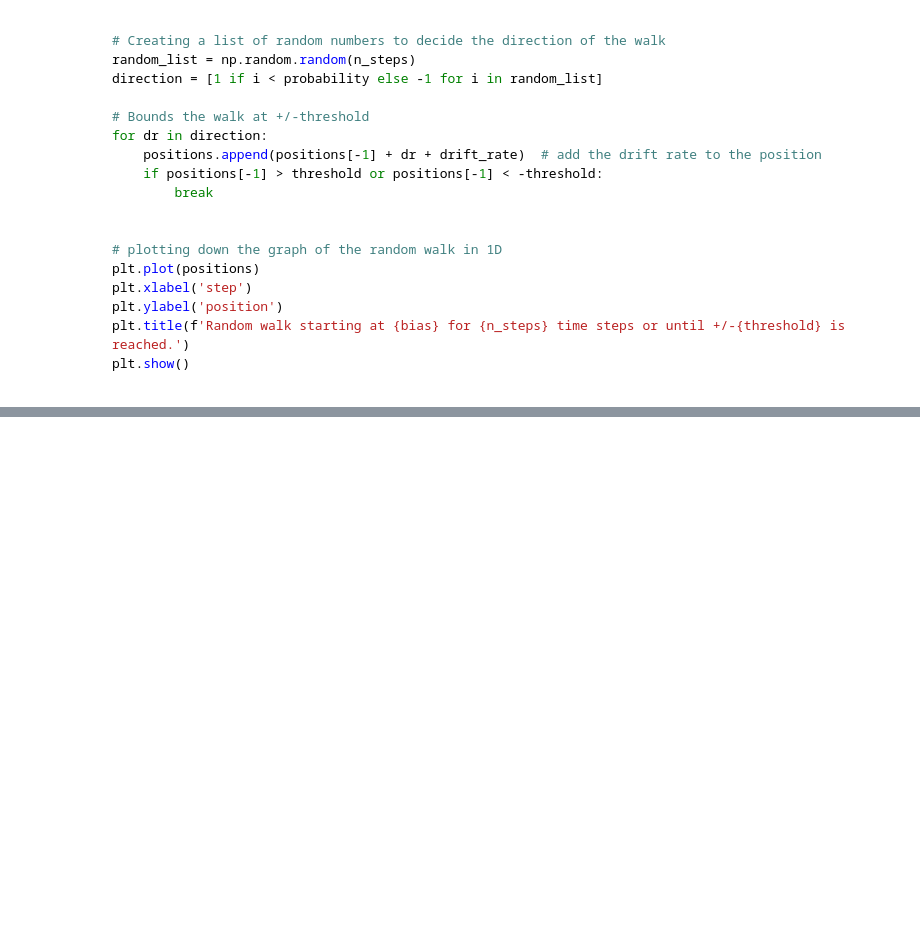
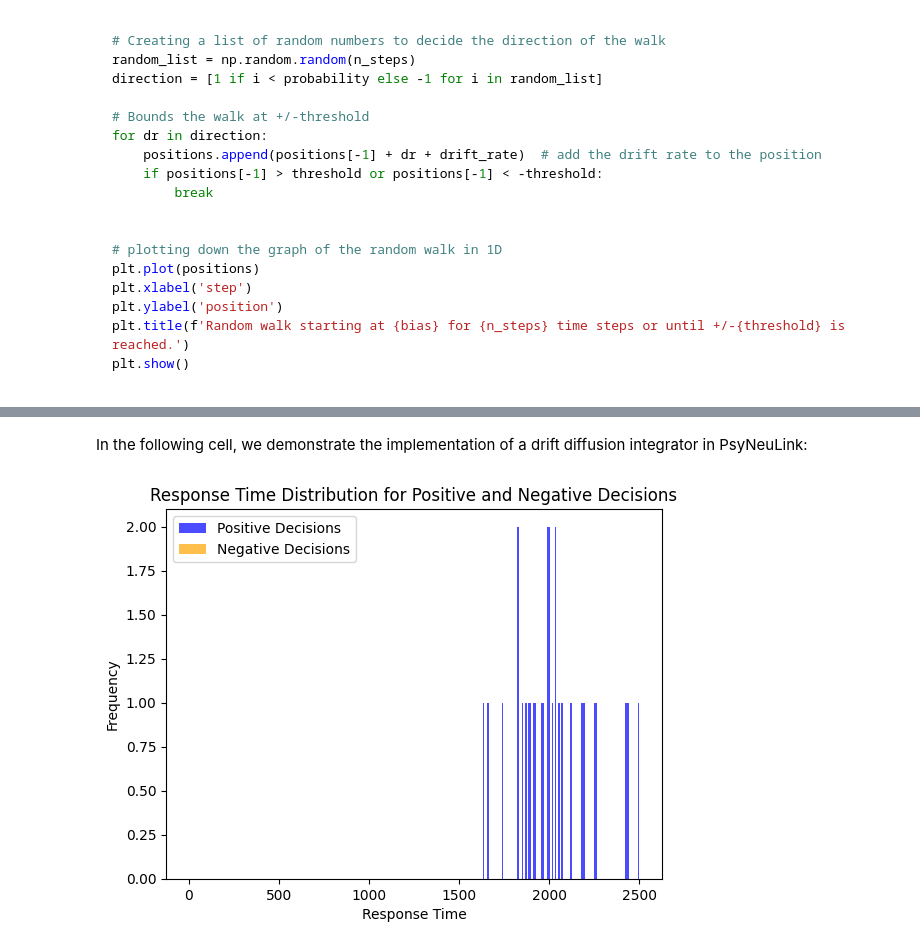
Before and after one commit to younesStrittmatter/502B, a Jupyter notebook: book/content/Decision Making/notebooks/1 Drift Diffusion Models.ipynb, the cells around one changed output, grey strips where cells are left out. Cells and saved outputs as stored; diff of their text form; code cells hidden in the pictures; folded sections open; blank space fills up the shorter version.

```diff
--- a/book/content/Decision Making/notebooks/1 Drift Diffusion Models.ipynb
+++ b/book/content/Decision Making/notebooks/1 Drift Diffusion Models.ipynb
@@ -192,0 +227,44 @@ plt.show()
+# %% [markdown]
+In the following cell, we demonstrate the implementation of a drift diffusion integrator in PsyNeuLink:
+# %%
+num_trials = 1000
+
+# Instate the DDM mechanism
+ddm_integrator = pnl.DDM(function=pnl.DriftDiffusionIntegrator(
+    noise=.25,
+    starting_value=0.0,
+    non_decision_time=0.0,
+    rate=.05,
+    threshold=1.0,
+)
+)
+
+# Tell the DDM to store its outputs at each trial
+ddm_integrator.log.set_log_conditions(items=[pnl.DECISION_VARIABLE, pnl.RESPONSE_TIME])
+
+# Create a compositions with only the integrator
+DDM = pnl.Composition(name='DDM')
+DDM.add_node(node=ddm_integrator)
+
+# Run it
+DDM.run(inputs={ddm_integrator: 1.}, num_trials=num_trials, context='execid')
+
+# Extract the logged data
+log = ddm_integrator.log.nparray_dictionary()['execid']
+decision_pos = log[pnl.DECISION_VARIABLE]
+time_pos = log[pnl.RESPONSE_TIME]
+
+# For each decision variable, plot the response time frequency
+time_pos_pos_decision = time_pos[decision_pos[:, 0] > 0]
+time_pos_neg_decision = time_pos[decision_pos[:, 0] < 0]
+
+plt.hist(time_pos_pos_decision, bins=100, alpha=0.7, color='blue', label='Positive Decisions')
+plt.hist(time_pos_neg_decision, bins=100, alpha=0.7, color='orange', label='Negative Decisions')
+
+plt.title('Response Time Distribution for Positive and Negative Decisions')
+plt.ylabel('Frequency')
+plt.xlabel('Response Time')
+plt.legend()
+plt.show()
+# %% [output]
+[figure, added]
```
Also changed, not shown: parts of 2 cells of this notebook, 8 other files.
